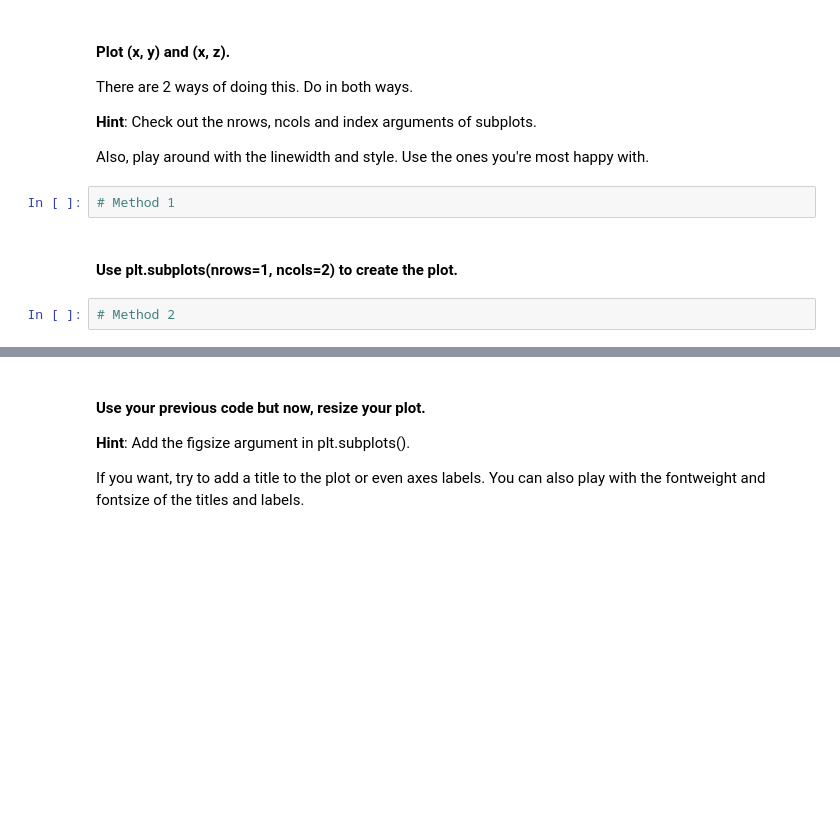
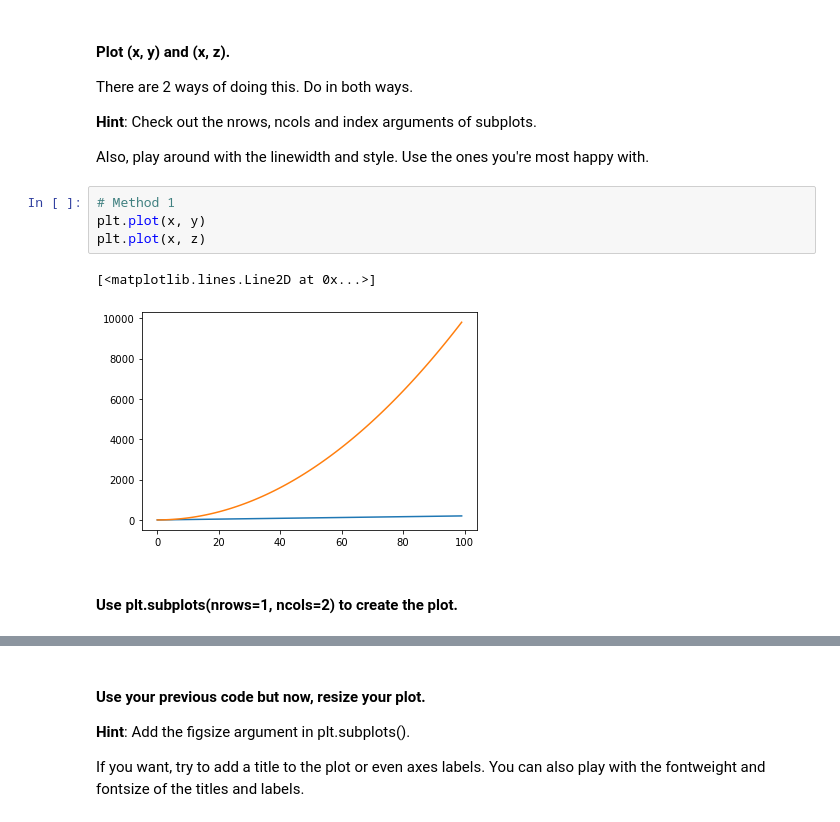
Before and after one commit to sebee751/dataV2-labs, a Jupyter notebook: module-2/Matplotlib-Seaborn/your-code/main.ipynb, the cells around one changed output, grey strips where cells are left out. Cells and saved outputs as stored; diff of their text form; blank space fills up the shorter version.

```diff
--- a/module-2/Matplotlib-Seaborn/your-code/main.ipynb
+++ b/module-2/Matplotlib-Seaborn/your-code/main.ipynb
@@ -20,9 +24,12 @@ There are 2 ways of doing this. Do in both ways.
 **Hint**: Check out the nrows, ncols and index arguments of subplots.
 
 Also, play around with the linewidth and style. Use the ones you're most happy with.
-# %%
-# Method 1
+# %%
+# Method 1
+plt.plot(x, y)
+plt.plot(x, z)
+# %% [output]
+[<matplotlib.lines.Line2D at 0x...>]
+[figure, added]
 # %% [markdown]
 #### Use plt.subplots(nrows=1, ncols=2) to create the plot.
-# %%
-# Method 2
```
Also changed, not shown: parts of 44 cells of this notebook, 16 other files.
